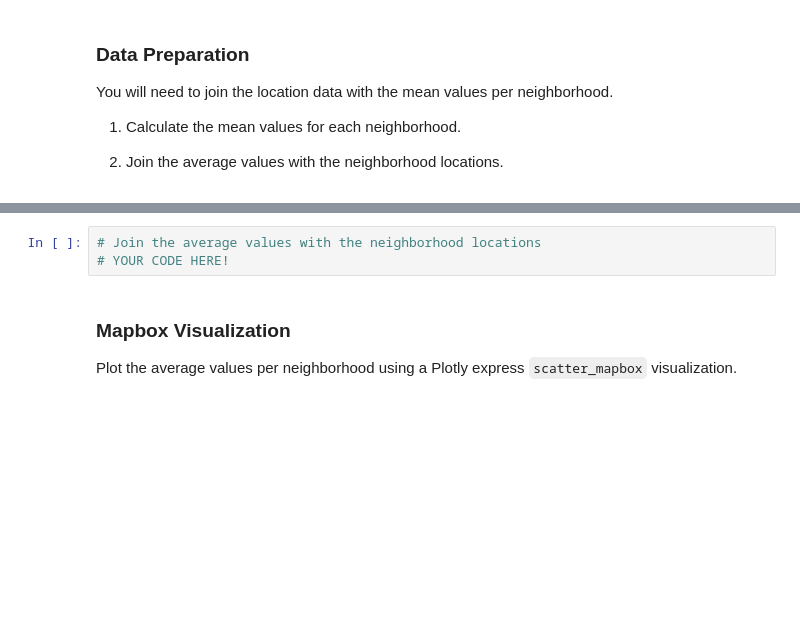
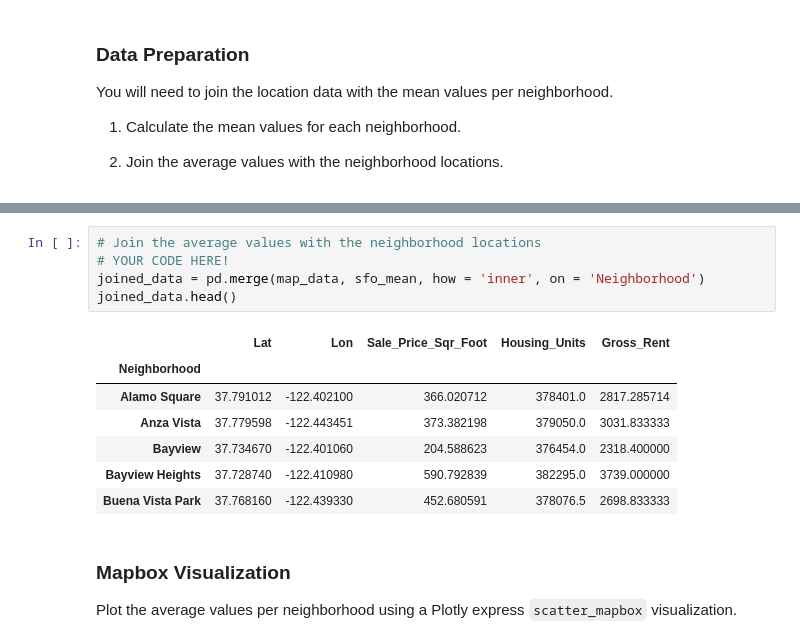
Before and after one commit to jdfwsp/pythonic_monopoly, a Jupyter notebook: Starter_Code/rental_analysis.ipynb, the cells around one changed output, grey strips where cells are left out. Saved outputs shown, nothing was run; the diff lists cells and outputs as text; blank space fills up the shorter version.

```diff
--- a/Starter_Code/rental_analysis.ipynb
+++ b/Starter_Code/rental_analysis.ipynb
@@ -239,6 +254,16 @@ You will need to join the location data with the mean values per neighborhood.
 # %%
 # Join the average values with the neighborhood locations
 # YOUR CODE HERE!
+joined_data = pd.merge(map_data, sfo_mean, how = 'inner', on = 'Neighborhood')
+joined_data.head()
+# %% [output]
+|  | Lat | Lon | Sale_Price_Sqr_Foot | Housing_Units | Gross_Rent |
+| Neighborhood |  |  |  |  |  |
+| Alamo Square | 37.791012 | -122.402100 | 366.020712 | 378401.0 | 2817.285714 |
+| Anza Vista | 37.779598 | -122.443451 | 373.382198 | 379050.0 | 3031.833333 |
+| Bayview | 37.734670 | -122.401060 | 204.588623 | 376454.0 | 2318.400000 |
+| Bayview Heights | 37.728740 | -122.410980 | 590.792839 | 382295.0 | 3739.000000 |
+| Buena Vista Park | 37.768160 | -122.439330 | 452.680591 | 378076.5 | 2698.833333 |
 # %% [markdown]
 ### Mapbox Visualization
 
```
Also changed, not shown: parts of 4 cells of this notebook.
